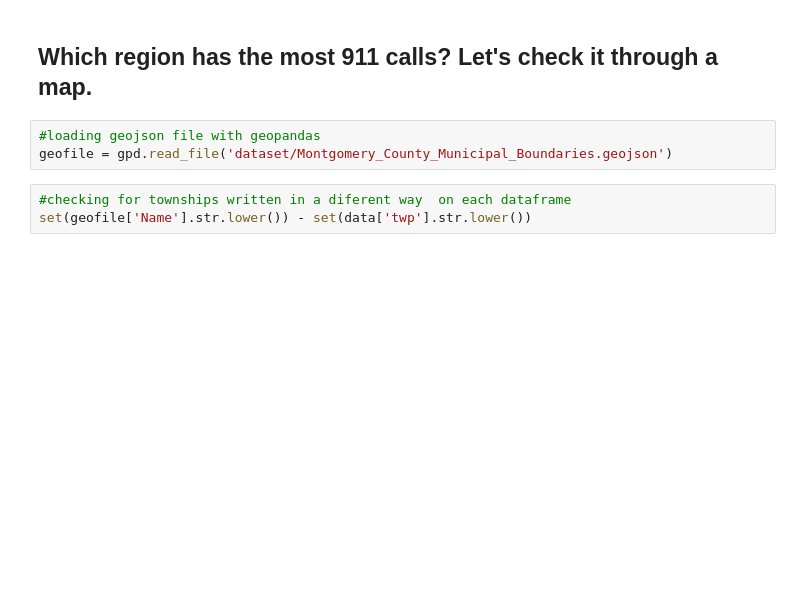
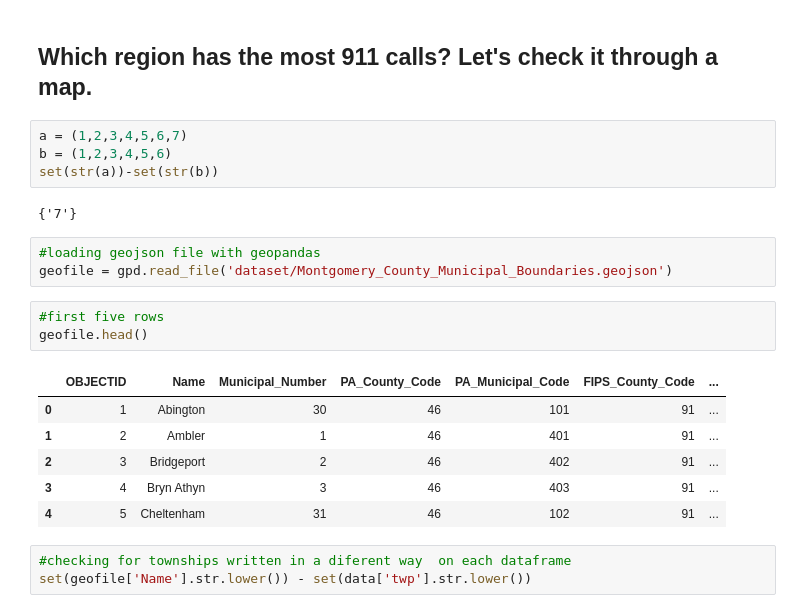
Before and after one commit to joaocalista/911-Calls-Exploratory-Data-Analysis, a Jupyter notebook: 911_calls_eda.ipynb, the cells around one changed output. Saved outputs shown, nothing was run; the diff lists cells and outputs as text; blank space fills up the shorter version.

```diff
--- a/911_calls_eda.ipynb
+++ b/911_calls_eda.ipynb
@@ -477,9 +524,25 @@ plt.ylabel('Day of Week');
 - Sunday is the day with fewer calls
 # %% [markdown]
 ## Which region has the most 911 calls? Let's check it through a map.
+# %%
+a = (1,2,3,4,5,6,7)
+b = (1,2,3,4,5,6)
+set(str(a))-set(str(b))
+# %% [output]
+{'7'}
 # %%
 #loading geojson file with geopandas
 geofile = gpd.read_file('dataset/Montgomery_County_Municipal_Boundaries.geojson')
+# %%
+#first five rows
+geofile.head()
+# %% [output]
+|  | OBJECTID | Name | Municipal_Number | PA_County_Code | PA_Municipal_Code | FIPS_County_Code | ... |
+| 0 | 1 | Abington | 30 | 46 | 101 | 91 | ... |
+| 1 | 2 | Ambler | 1 | 46 | 401 | 91 | ... |
+| 2 | 3 | Bridgeport | 2 | 46 | 402 | 91 | ... |
+| 3 | 4 | Bryn Athyn | 3 | 46 | 403 | 91 | ... |
+| 4 | 5 | Cheltenham | 31 | 46 | 102 | 91 | ... |
 # %%
 #checking for townships written in a diferent way  on each dataframe
 set(geofile['Name'].str.lower()) - set(data['twp'].str.lower())
```
Also changed, not shown: parts of 8 cells of this notebook, 1 other file.
